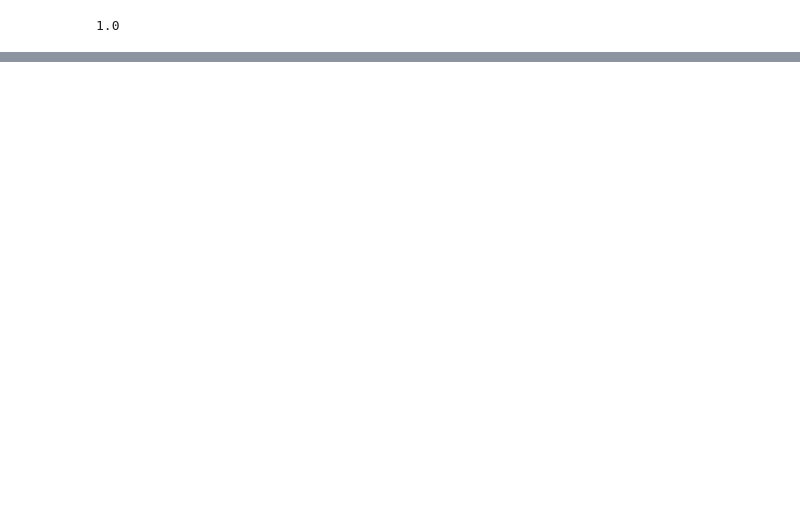
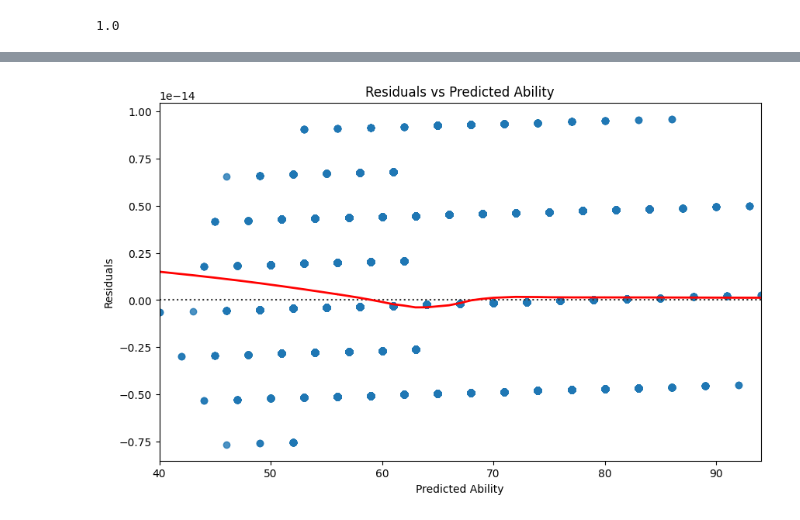
Before and after one commit to onetrue-6657/bdaa-project-2025, a Jupyter notebook: notebooks/fc24_predictor.ipynb, the cells around one changed output, grey strips where cells are left out. Saved outputs shown, nothing was run; the diff lists cells and outputs as text; code cells hidden in the pictures; blank space fills up the shorter version.

```diff
--- a/notebooks/fc24_predictor.ipynb
+++ b/notebooks/fc24_predictor.ipynb
@@ -169,0 +221,9 @@ Text(0.5, 1.0, 'Actual vs Predicted Ability')
+# %%
+plt.figure(figsize=(10, 6))
+sns.residplot(x=predictions, y=residuals, lowess=True, line_kws={'color': 'red', 'lw': 2})
+plt.xlabel('Predicted Ability')
+plt.ylabel('Residuals')
+plt.title('Residuals vs Predicted Ability')
+plt.show()
+# %% [output]
+[figure, added]
```
Also changed, not shown: parts of 7 cells of this notebook.
